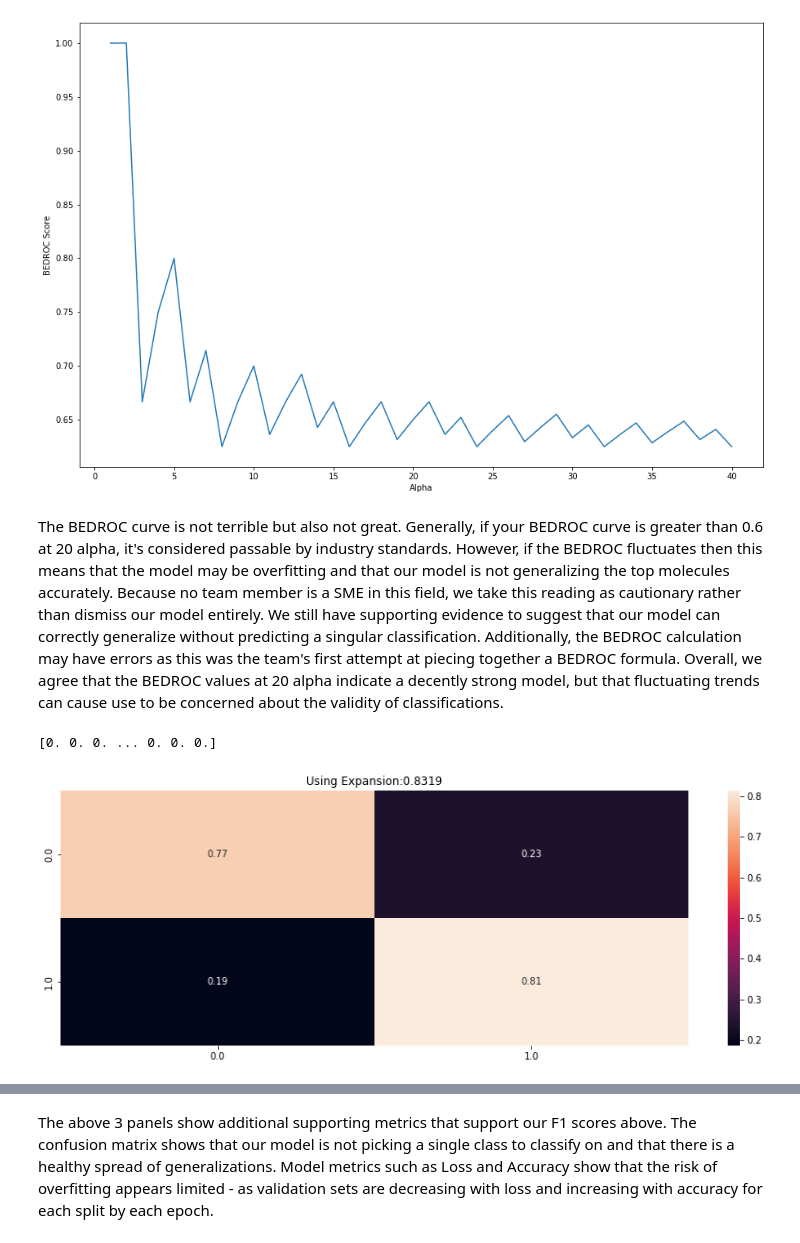
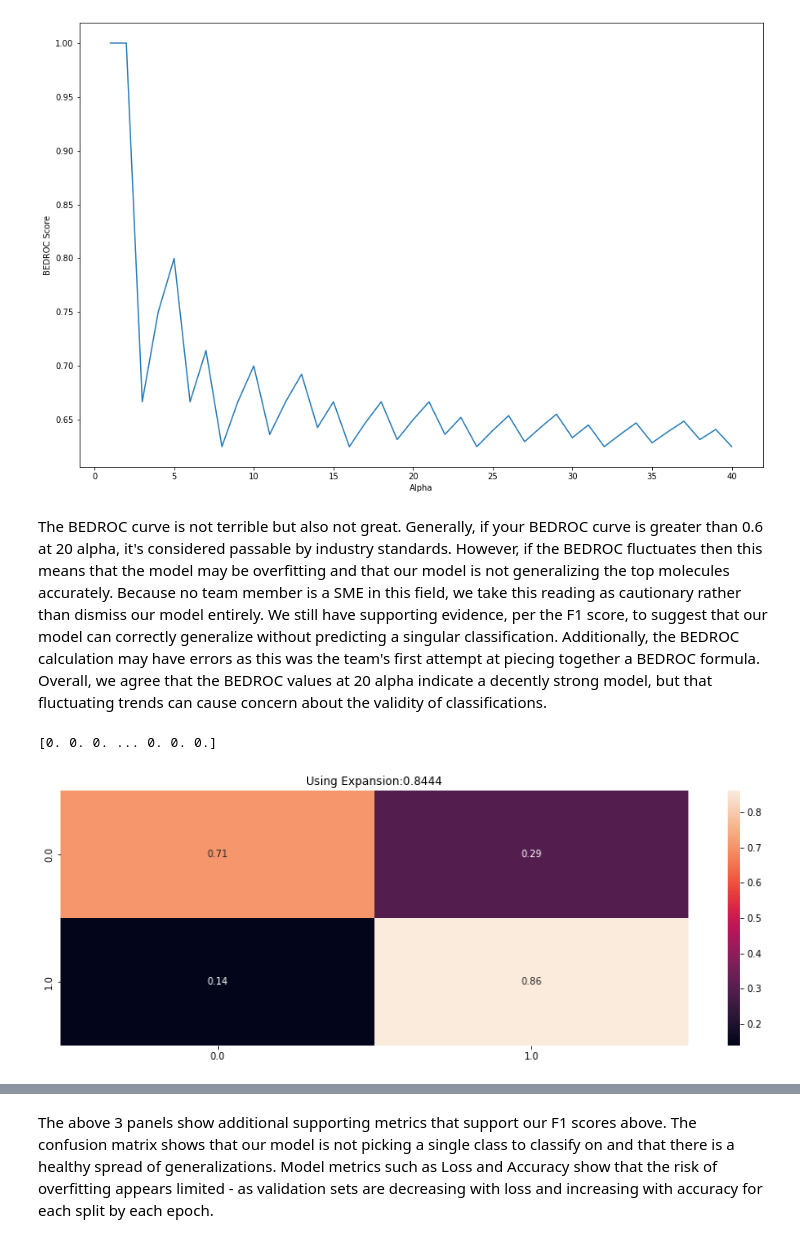
Before and after one commit to wisniemj/CS8321, a Jupyter notebook: lab2/lab2.ipynb, the cells around one changed output, grey strips where cells are left out. Saved outputs shown, nothing was run; the diff lists cells and outputs as text; code cells hidden in the pictures.

```diff
--- a/lab2/lab2.ipynb
+++ b/lab2/lab2.ipynb
@@ -302,7 +329,7 @@ axs.hist(df["standard_value_bin"])
 # %%
 # under sample datasets to address class imbalancing
-y = df["standard_value_bin"]
-X = df
+y = df["standard_value_bin"].copy()
+X = df.copy()
 del X["standard_value_bin"]
 under_sample = RandomUnderSampler(sampling_strategy = 0.85)
 X_under, y_under = under_sample.fit_resample(X, y)
@@ -605,14 +599,13 @@ plt.show()
 # %% [output]
 [figure]
 # %% [markdown]
-The BEDROC curve is not terrible but also not great.  Generally, if your BEDROC curve is greater than 0.6 at 20 alpha, it's considered passable by industry standards.  However, if the BEDROC fluctuates then this means that the model may be overfitting and that our model is not generalizing the top molecules accurately.  Because no team member is a SME in this field, we take this reading as cautionary rather than dismiss our model entirely.  We still have supporting evidence to suggest that our model can correctly generalize without predicting a singular classification.  Additionally, the BEDROC calculation may have errors as this was the team's first attempt at piecing together a BEDROC formula.  Overall, we agree that the BEDROC values at 20 alpha indicate a decently strong model, but that fluctuating trends can cause use to be concerned about the validity of classifications.
+The BEDROC curve is not terrible but also not great.  Generally, if your BEDROC curve is greater than 0.6 at 20 alpha, it's considered passable by industry standards.  However, if the BEDROC fluctuates then this means that the model may be overfitting and that our model is not generalizing the top molecules accurately.  Because no team member is a SME in this field, we take this reading as cautionary rather than dismiss our model entirely.  We still have supporting evidence, per the F1 score, to suggest that our model can correctly generalize without predicting a singular classification.  Additionally, the BEDROC calculation may have errors as this was the team's first attempt at piecing together a BEDROC formula.  Overall, we agree that the BEDROC values at 20 alpha indicate a decently strong model, but that fluctuating trends can cause concern about the validity of classifications.
 # %%
 # summarize the last model to run
-y_test_all.shape
 summarize_net(model, X_test_all, y_test_all, title_text='Using Expansion:')
 # %% [output]
 [0. 0. 0. ... 0. 0. 0.]
-[figure, old version]
+[figure, new version]
 # %%
 # plot the confusion matrix of the last model to run
 plot_cf_matrix(model, X_test_all, y_test_all)
```
Also changed, not shown: parts of 64 cells of this notebook, 1 other file.
